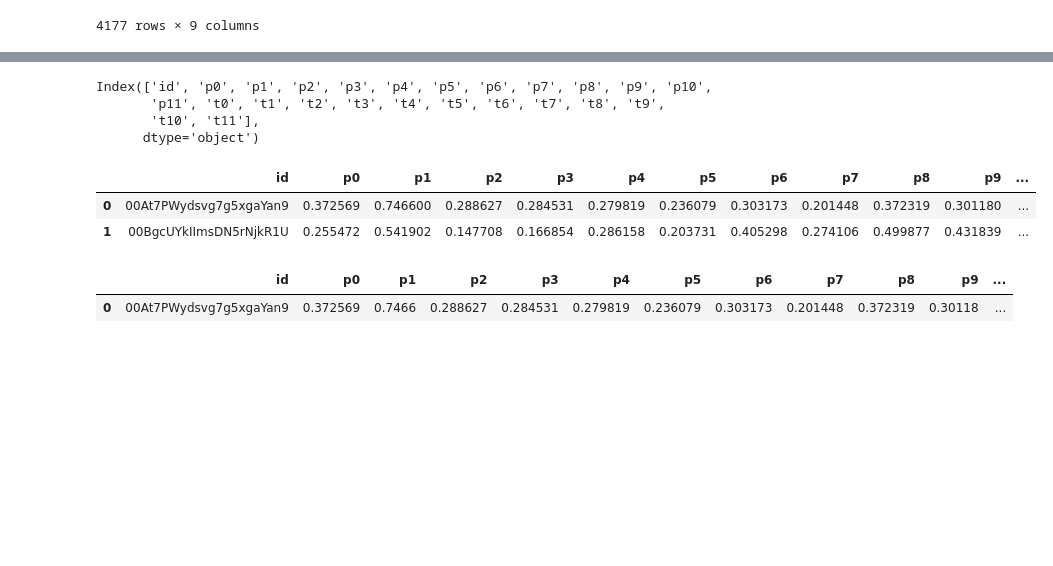
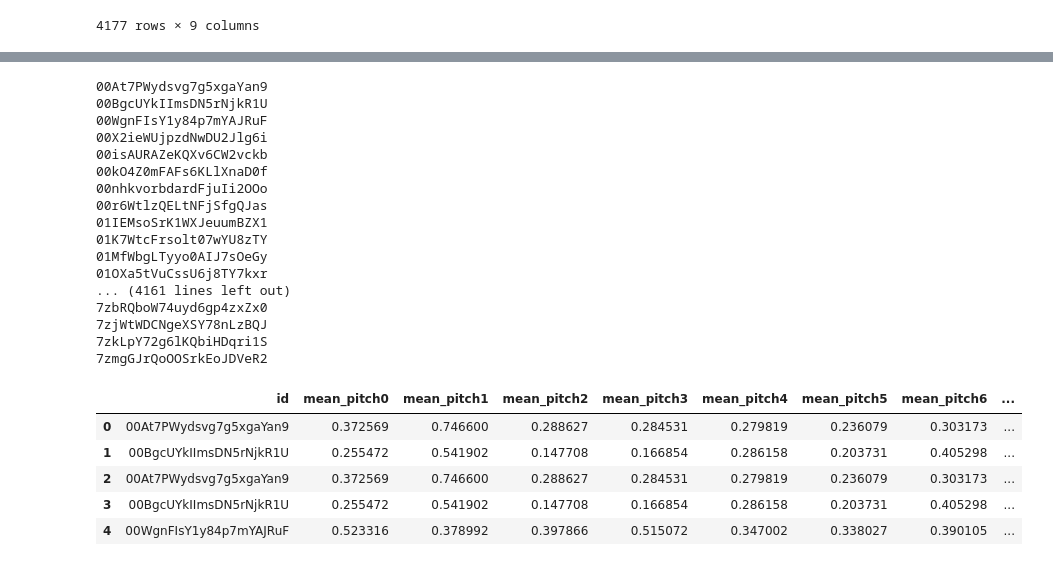
Before and after one commit to tincho-mehaudy/DMCyT, a Jupyter notebook: TP1_Consigna1.ipynb, the cells around one changed output, grey strips where cells are left out. Drawn from its saved outputs; the diff is of its cells as text; code cells hidden in the pictures; blank space fills up the shorter version.

```diff
--- a/TP1_Consigna1.ipynb
+++ b/TP1_Consigna1.ipynb
@@ -402,8 +402,10 @@ gp.first()
 # %%
 lista_col=[]
 lista_col.append('id')
-lista_col.extend(list('p' + str(i) for i in range(12) ))
-lista_col.extend(list('t' + str(i) for i in range(12) ))
+lista_col.extend(list('mean_pitch' + str(i) for i in range(12) ))
+lista_col.extend(list('sd_pitch' + str(i) for i in range(12) ))
+lista_col.extend(list('mean_timbre' + str(i) for i in range(12) ))
+lista_col.extend(list('sd_timbre' + str(i) for i in range(12) ))
 
 df_aux= pd.DataFrame(columns=lista_col)
 df_aux
@@ -418,46 +428,54 @@ Index(['id', 'p0', 'p1', 'p2', 'p3', 'p4', 'p5', 'p6', 'p7', 'p8', 'p9', 'p10',
       dtype='object')
-# %%
-fila = [['id',0,1,2,3,4,5,6,7,8,9,10,11,12,13,14,15,16,17,18,19,20,21,22,23]]
-
-df=pd.DataFrame(fila,columns=df_aux.columns)
-df.shape
-df.columns
-# %% [output]
-Index(['id', 'p0', 'p1', 'p2', 'p3', 'p4', 'p5', 'p6', 'p7', 'p8', 'p9', 'p10',
-       'p11', 't0', 't1', 't2', 't3', 't4', 't5', 't6', 't7', 't8', 't9',
-       't10', 't11'],
-      dtype='object')
 # %%
 rows_df=[]
 for fila_id, grupo in gp:
   # aplico series a los pitch y timbres para poder trabajarlos despues
   tmp_pitch=grupo['pitches'].apply(pd.Series)
   tmp_timbre=grupo['timbre'].apply(pd.Series)
   i=i+1
 
   # aplico media y desvio estandar
   pit1= tmp_pitch.apply(np.mean, axis=0)
   pit2= tmp_pitch.apply(np.std, axis=0)
 
+  tim1= tmp_timbre.apply(np.mean, axis=0)
+  tim2= tmp_timbre.apply(np.std, axis=0)
+
   # armo una fila para insertar en un dataframe
   lista_fila=[]
   lista_fila.append(fila_id)
   lista_fila.extend(pit1)
   lista_fila.extend(pit2)
+  lista_fila.extend(tim1)
+  lista_fila.extend(tim2)
 
   #agregamos a lista
   row_df.append(lista_fila)
-
+  print(fila_id)
 
 df_aux= pd.DataFrame(row_df, columns=df_aux.columns)
 df_aux.head()
 # %% [output]
+00At7PWydsvg7g5xgaYan9
+00BgcUYkIImsDN5rNjkR1U
+00WgnFIsY1y84p7mYAJRuF
+00X2ieWUjpzdNwDU2Jlg6i
+00isAURAZeKQXv6CW2vckb
+00kO4Z0mFAFs6KLlXnaD0f
+00nhkvorbdardFjuIi2OOo
+00r6WtlzQELtNFjSfgQJas
+01IEMsoSrK1WXJeuumBZX1
+01K7WtcFrsolt07wYU8zTY
+01MfWbgLTyyo0AIJ7sOeGy
+01OXa5tVuCssU6j8TY7kxr
+... (4161 lines left out)
+7zbRQboW74uyd6gp4zxZx0
+7zjWtWDCNgeXSY78nLzBQJ
+7zkLpY72g6lKQbiHDqri1S
+7zmgGJrQoOOSrkEoJDVeR2
-|  | id | p0 | p1 | p2 | p3 | p4 | p5 | p6 | p7 | p8 | p9 | ... |
-| 0 | 00At7PWydsvg7g5xgaYan9 | 0.372569 | 0.746600 | 0.288627 | 0.284531 | 0.279819 | 0.236079 | 0.303173 | 0.201448 | 0.372319 | 0.301180 | ... |
-| 1 | 00BgcUYkIImsDN5rNjkR1U | 0.255472 | 0.541902 | 0.147708 | 0.166854 | 0.286158 | 0.203731 | 0.405298 | 0.274106 | 0.499877 | 0.431839 | ... |
+|  | id | mean_pitch0 | mean_pitch1 | mean_pitch2 | mean_pitch3 | mean_pitch4 | mean_pitch5 | mean_pitch6 | ... |
+| 0 | 00At7PWydsvg7g5xgaYan9 | 0.372569 | 0.746600 | 0.288627 | 0.284531 | 0.279819 | 0.236079 | 0.303173 | ... |
+| 1 | 00BgcUYkIImsDN5rNjkR1U | 0.255472 | 0.541902 | 0.147708 | 0.166854 | 0.286158 | 0.203731 | 0.405298 | ... |
+| 2 | 00At7PWydsvg7g5xgaYan9 | 0.372569 | 0.746600 | 0.288627 | 0.284531 | 0.279819 | 0.236079 | 0.303173 | ... |
+| 3 | 00BgcUYkIImsDN5rNjkR1U | 0.255472 | 0.541902 | 0.147708 | 0.166854 | 0.286158 | 0.203731 | 0.405298 | ... |
+| 4 | 00WgnFIsY1y84p7mYAJRuF | 0.523316 | 0.378992 | 0.397866 | 0.515072 | 0.347002 | 0.338027 | 0.390105 | ... |
-# %%
-a= pd.DataFrame(row_df, columns=df_aux.columns)
-a
-# %% [output]
-|  | id | p0 | p1 | p2 | p3 | p4 | p5 | p6 | p7 | p8 | p9 | ... |
-| 0 | 00At7PWydsvg7g5xgaYan9 | 0.372569 | 0.7466 | 0.288627 | 0.284531 | 0.279819 | 0.236079 | 0.303173 | 0.201448 | 0.372319 | 0.30118 | ... |
```
Also changed, not shown: parts of 8 cells of this notebook.
